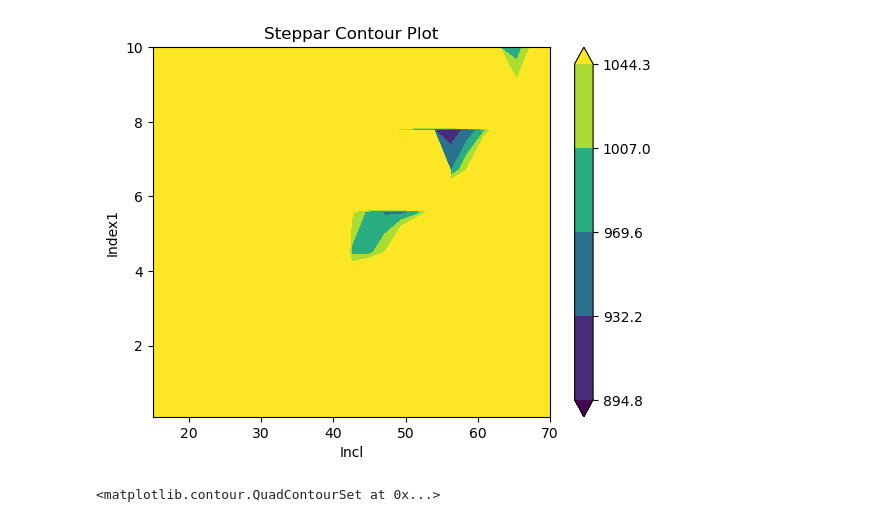
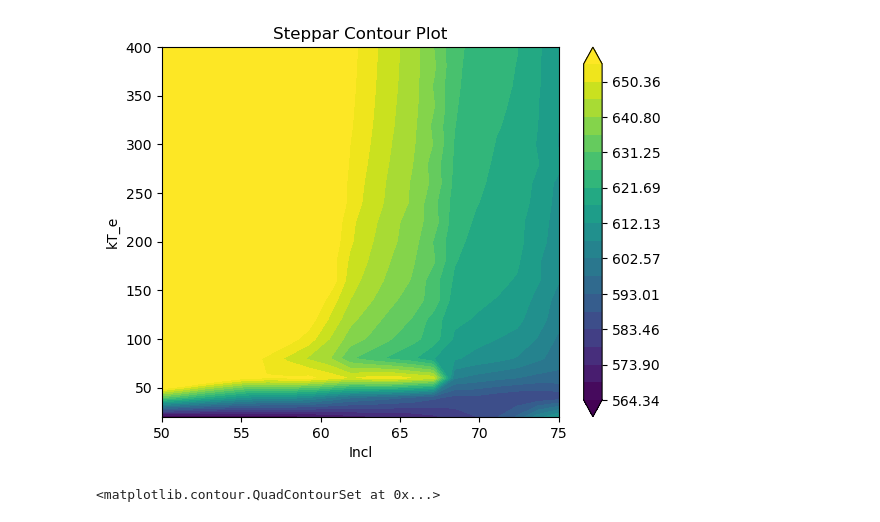
Before and after one commit to xifengdaocao/xspec2plot, a Jupyter notebook: pl_contour.ipynb, the cells around one changed output. Saved outputs shown, nothing was run; the diff lists cells and outputs as text; code cells hidden in the pictures.

```diff
--- a/pl_contour.ipynb
+++ b/pl_contour.ipynb
@@ -142,9 +142,9 @@ def plot_density_contour(infile,mytitle='Steppar Contour Plot',p=0.5,N=20):
 # %%
 # # plot_density_contour('diskbb_a_i.txt',p=0.15,N=10)
 # # plot_density_contour('kerrbb_a_i.txt',p=0.008,N=10)
 # plot_density_contour('kerr_free_a_i.txt',p=0.2,N=20)
 # plot_density_contour('simp-kerr-relCp_a-i_con.txt',p=0.05)
-plot_density_contour('q1-i.txt',p=0.01,N=5)
+plot_density_contour('hh.txt')
 # %% [output]
-[figure, old version]
+[figure, new version]
 <matplotlib.contour.QuadContourSet at 0x...>
```
Also changed, not shown: 4 other files.
